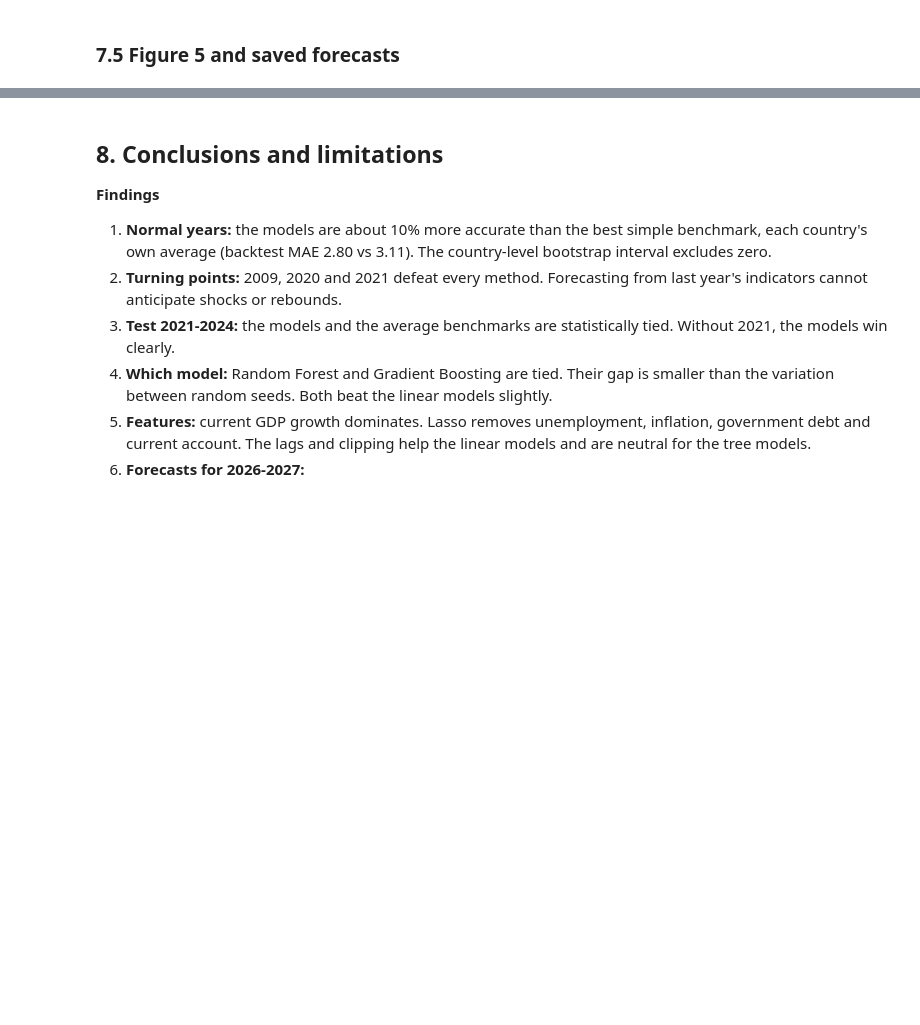
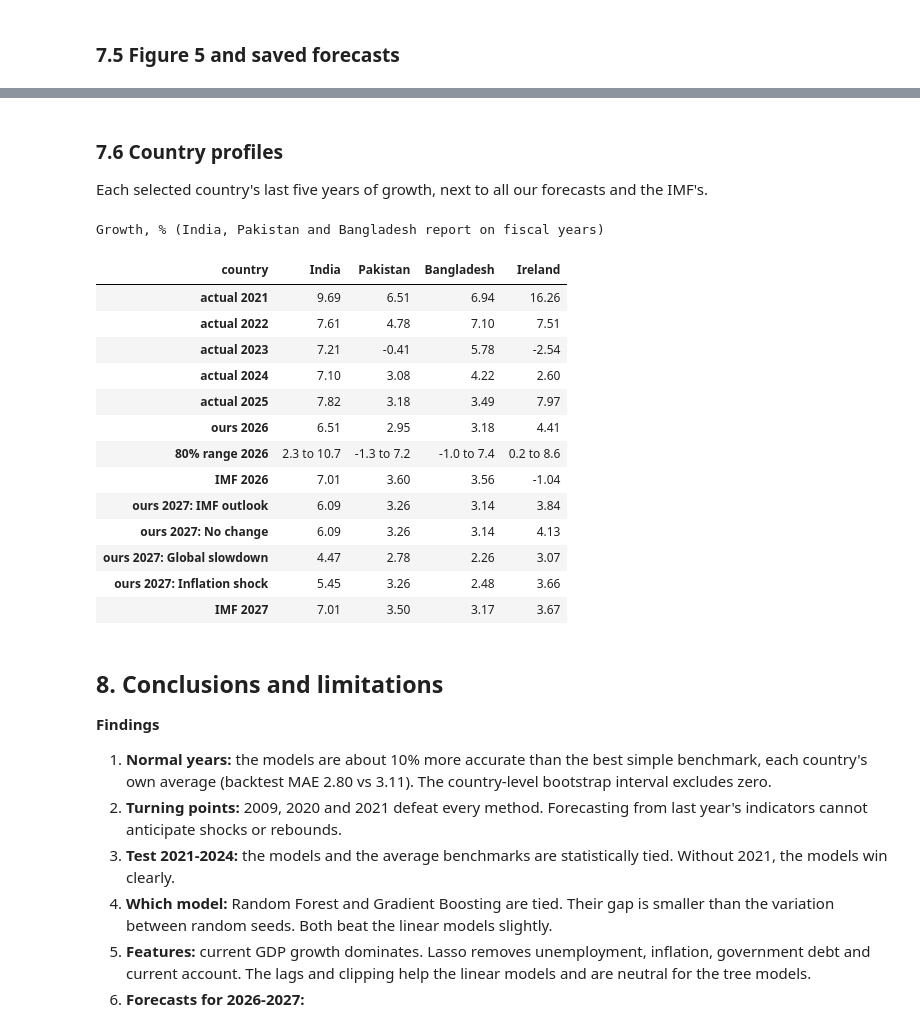
Before and after one commit to farhana273/ml_assignment, a Jupyter notebook: models/GDP_Models_Sami.ipynb, the cells around one changed output, grey strips where cells are left out. Cells and saved outputs as stored; diff of their text form; code cells hidden in the pictures; blank space fills up the shorter version.

```diff
--- a/models/GDP_Models_Sami.ipynb
+++ b/models/GDP_Models_Sami.ipynb
@@ -896,4 +919,41 @@ print("Saved outputs/forecasts_2026_2027.csv and outputs/scenarios_2027.csv")
 Saved outputs/forecasts_2026_2027.csv and outputs/scenarios_2027.csv
+# %% [markdown]
+### 7.6 Country profiles
+Each selected country's last five years of growth, next to all our forecasts and the IMF's.
+# %%
+# one row per selected country: recent history, our forecasts with their 80% range, scenarios and the IMF
+past_g = pd.concat([raw[["Country Code", "Year", "gdp_growth"]], new[["Country Code", "Year", "gdp_growth"]]])
+hist_w = past_g[past_g.Year.between(2021, 2025)].pivot_table(index="Country Code", columns="Year", values="gdp_growth")
+prof = pd.DataFrame(index=SELECTED)
+prof["country"] = fc.loc[SELECTED, "Country Name"]
+for yr in range(2021, 2026):
+    prof[f"actual {yr}"] = hist_w.loc[SELECTED, yr]
+prof["ours 2026"] = fc.loc[SELECTED, "Gradient Boosting 2026"]
+prof["80% range 2026"] = [f"{v - band_1y:.1f} to {v + band_1y:.1f}" for v in prof["ours 2026"]]
+prof["IMF 2026"] = fc.loc[SELECTED, "IMF 2026"]
+for k in SCENARIOS:
+    prof[f"ours 2027: {k}"] = sc.loc[SELECTED, k]
+prof["IMF 2027"] = fc.loc[SELECTED, "IMF 2027"]
+print("Growth, % (India, Pakistan and Bangladesh report on fiscal years)")
+num = prof.columns.drop(["country", "80% range 2026"])
+prof[num] = prof[num].map(lambda v: f"{v:.2f}")
+show(prof.set_index("country").T, fmt=None)                # countries across the top
+# %% [output]
+Growth, % (India, Pakistan and Bangladesh report on fiscal years)
+| country | India | Pakistan | Bangladesh | Ireland |
+| actual 2021 | 9.69 | 6.51 | 6.94 | 16.26 |
+| actual 2022 | 7.61 | 4.78 | 7.10 | 7.51 |
+| actual 2023 | 7.21 | -0.41 | 5.78 | -2.54 |
+| actual 2024 | 7.10 | 3.08 | 4.22 | 2.60 |
+| actual 2025 | 7.82 | 3.18 | 3.49 | 7.97 |
+| ours 2026 | 6.51 | 2.95 | 3.18 | 4.41 |
+| 80% range 2026 | 2.3 to 10.7 | -1.3 to 7.2 | -1.0 to 7.4 | 0.2 to 8.6 |
+| IMF 2026 | 7.01 | 3.60 | 3.56 | -1.04 |
+| ours 2027: IMF outlook | 6.09 | 3.26 | 3.14 | 3.84 |
+| ours 2027: No change | 6.09 | 3.26 | 3.14 | 4.13 |
+| ours 2027: Global slowdown | 4.47 | 2.78 | 2.26 | 3.07 |
+| ours 2027: Inflation shock | 5.45 | 3.26 | 2.48 | 3.66 |
+| IMF 2027 | 7.01 | 3.50 | 3.17 | 3.67 |
 # %% [markdown]
 <a id="s8"></a>
 ## 8. Conclusions and limitations
```
Also changed, not shown: parts of 7 cells of this notebook, 1 other file.
